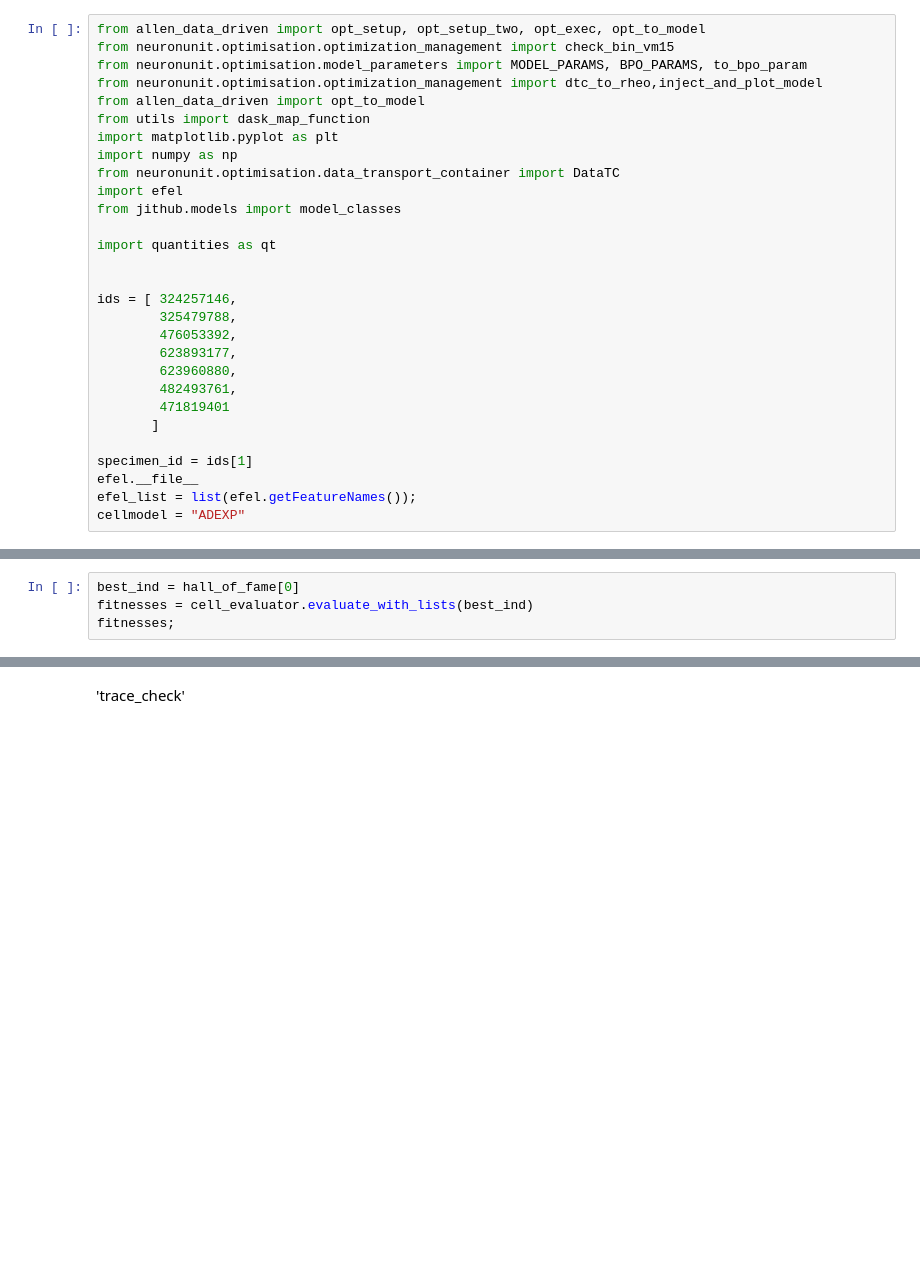
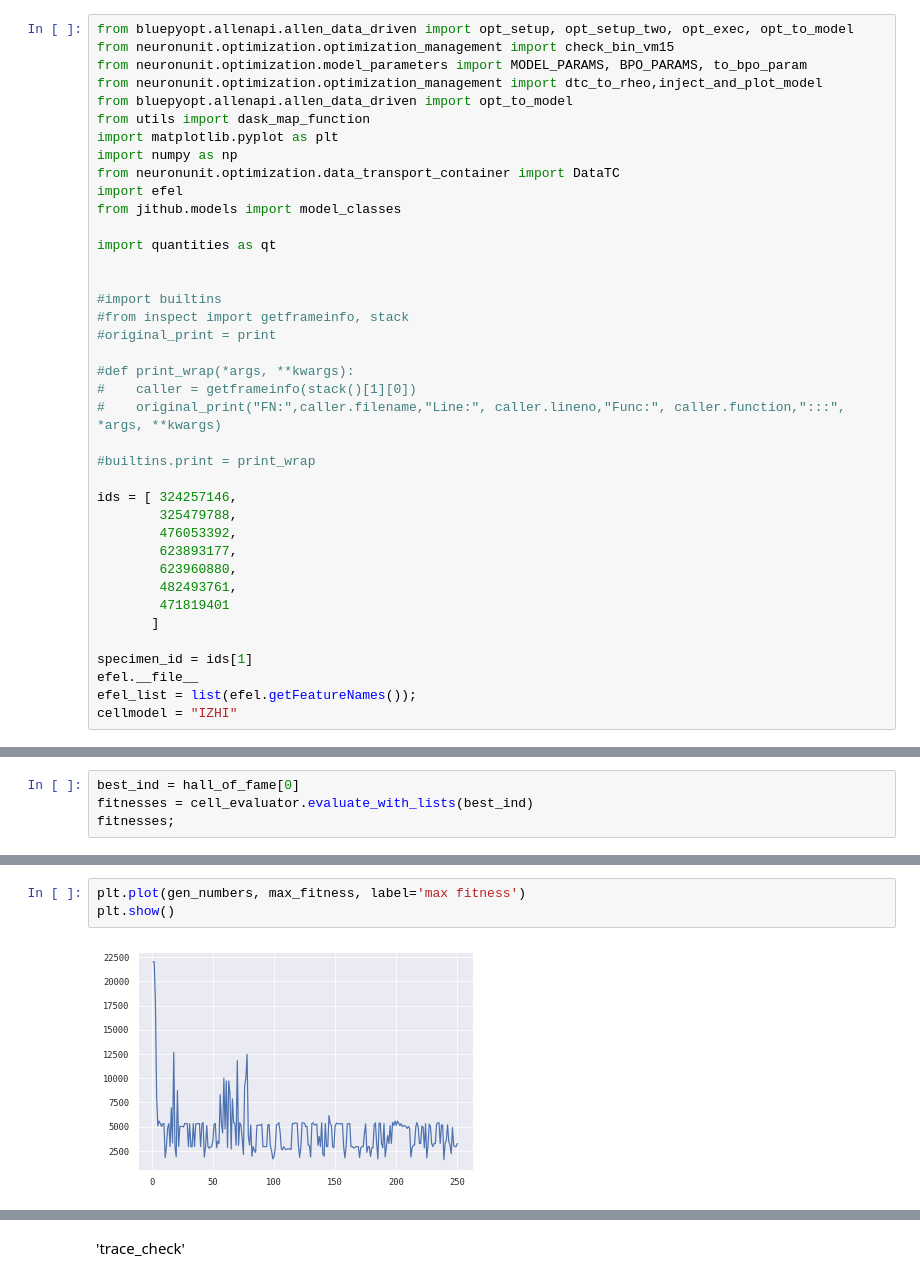
Before and after one commit to russelljjarvis/BluePyOptBU, a Jupyter notebook: examples/bpo_nu_fusion/latest_file_adexp.ipynb, the cells around one changed output, grey strips where cells are left out. Drawn from its saved outputs; the diff is of its cells as text; blank space fills up the shorter version.

```diff
--- a/examples/bpo_nu_fusion/latest_file_adexp.ipynb
+++ b/examples/bpo_nu_fusion/latest_file_adexp.ipynb
@@ -1,18 +1,28 @@
 # %%
-from allen_data_driven import opt_setup, opt_setup_two, opt_exec, opt_to_model
-from neuronunit.optimisation.optimization_management import check_bin_vm15
-from neuronunit.optimisation.model_parameters import MODEL_PARAMS, BPO_PARAMS, to_bpo_param
-from neuronunit.optimisation.optimization_management import dtc_to_rheo,inject_and_plot_model
-from allen_data_driven import opt_to_model
+from bluepyopt.allenapi.allen_data_driven import opt_setup, opt_setup_two, opt_exec, opt_to_model
+from neuronunit.optimization.optimization_management import check_bin_vm15
+from neuronunit.optimization.model_parameters import MODEL_PARAMS, BPO_PARAMS, to_bpo_param
+from neuronunit.optimization.optimization_management import dtc_to_rheo,inject_and_plot_model
+from bluepyopt.allenapi.allen_data_driven import opt_to_model
 from utils import dask_map_function
 import matplotlib.pyplot as plt
 import numpy as np
-from neuronunit.optimisation.data_transport_container import DataTC
+from neuronunit.optimization.data_transport_container import DataTC
 import efel
 from jithub.models import model_classes
 
 import quantities as qt
 
+
+#import builtins
+#from inspect import getframeinfo, stack
+#original_print = print
+
+#def print_wrap(*args, **kwargs):
+#    caller = getframeinfo(stack()[1][0])
+#    original_print("FN:",caller.filename,"Line:", caller.lineno,"Func:", caller.function,":::", *args, **kwargs)
+
+#builtins.print = print_wrap
 
 ids = [ 324257146,
         325479788,
@@ -26,6 +36,6 @@ ids = [ 324257146,
 specimen_id = ids[1]
 efel.__file__
 efel_list = list(efel.getFeatureNames());
-cellmodel = "ADEXP"
+cellmodel = "IZHI"
 # %% [output]
 test
@@ -215,0 +301,5 @@ plt.show()
+# %%
+plt.plot(gen_numbers, max_fitness, label='max fitness')
+plt.show()
+# %% [output]
+[figure, added]
```
Also changed, not shown: parts of 29 cells of this notebook, 14 other files.
